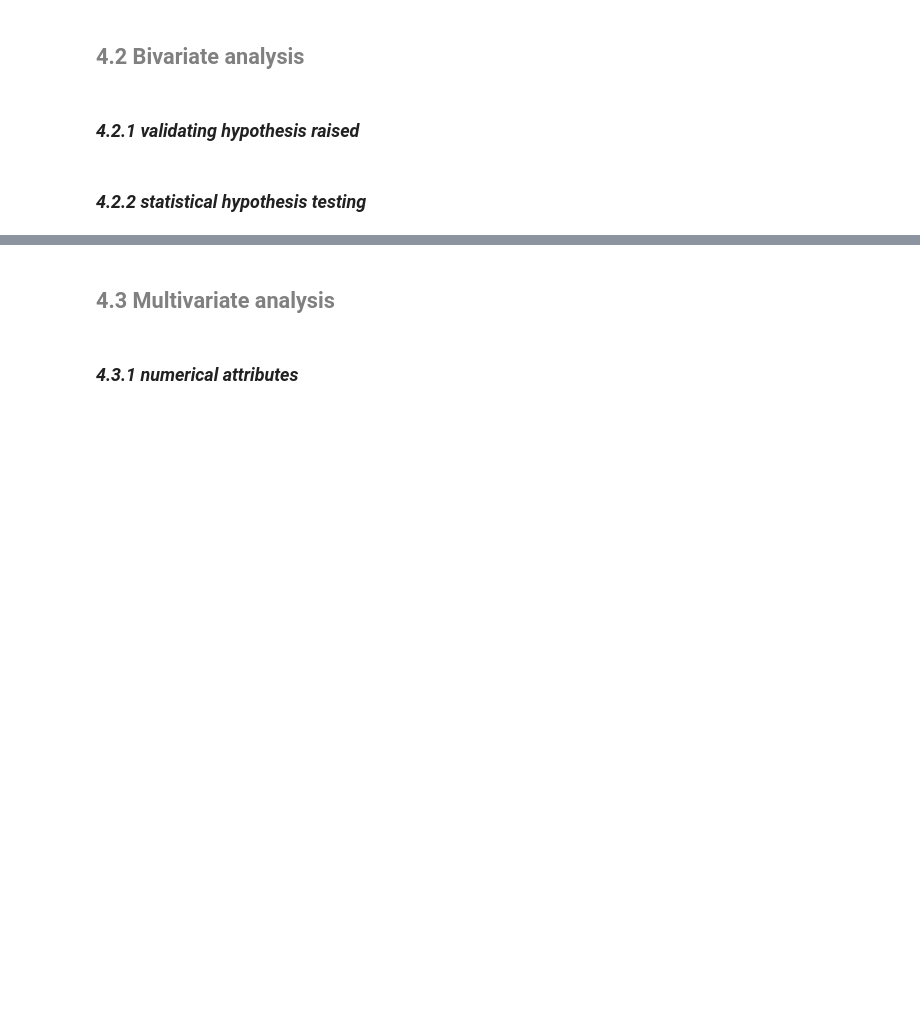
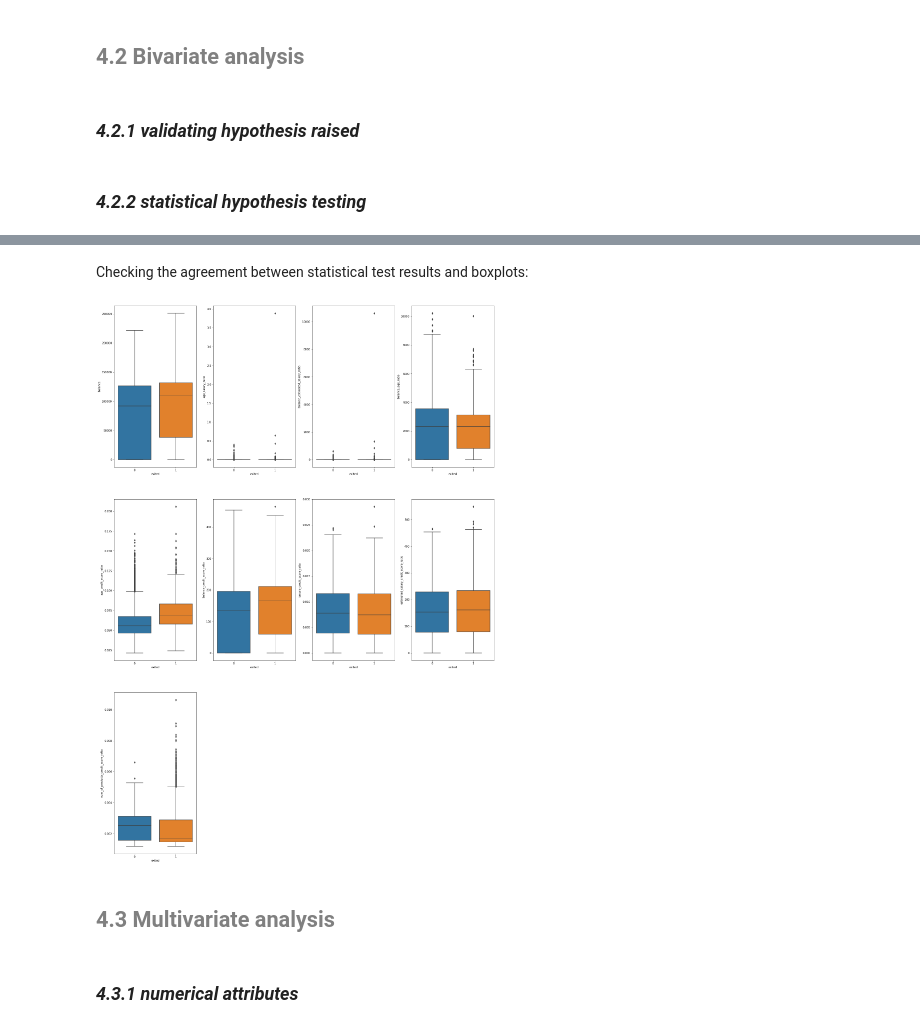
Before and after one commit to GustavoHBDuarte/churn-bank, a Jupyter notebook: notebook_main_ciclo_1.ipynb, the cells around one changed output, grey strips where cells are left out. Drawn from its saved outputs; the diff is of its cells as text; code cells hidden in the pictures; blank space fills up the shorter version.

```diff
--- a/notebook_main_ciclo_1.ipynb
+++ b/notebook_main_ciclo_1.ipynb
@@ -503,0 +587,15 @@ df
+# %%
+# Shapiro test
+
+for i in df_4.select_dtypes(include=['float64']).columns:
+
+    stat, p = stats.shapiro(df_4.loc[:, i])
+
+    print('Feature: {}'.format(i))
+    print('stat=%.3f, p=%.3f' % (stat, p))
+
+    if p > 0.05:
+        print('Probably Gaussian\n')
+
+    else:
+        print('Probably not Gaussian\n')
@@ -503,0 +622,14 @@ df
+# %%
+for i in df_4.select_dtypes(include=['float64']).columns:
+
+    stat, p = stats.mannwhitneyu(df_4.loc[df_4['exited']==0, i],
+                                 df_4.loc[df_4['exited']==1, i])
+
+    print('Feature: {}'.format(i))
+    print('stat=%.3f, p=%.3f' % (stat, p))
+
+    if p > 0.05:
+        print('Probably the same distribution\n')
+
+    else:
+        print('Probably different distributions\n')
@@ -504,3 +654,22 @@ df
+# %% [markdown]
+Checking the agreement between statistical test results and boxplots:
+# %%
+# sets plot size
+plt.figure(figsize=(25, 50))
+
+# sets the inital plot position
+n = 1
+
+for i in df_4.select_dtypes(include=['float64']).columns:
+
+    plt.subplot(4, 4, n)
+    sns.boxplot(x='exited', y=i, data=df_4)
+    n += 1
+
+# # display the plot
+plt.show()
+# %% [output]
+[figure, added]
 # %% [markdown]
 ## <font color="gray"> 4.3 Multivariate analysis </font>
 # %% [markdown]
```
Also changed, not shown: parts of 45 cells of this notebook.
